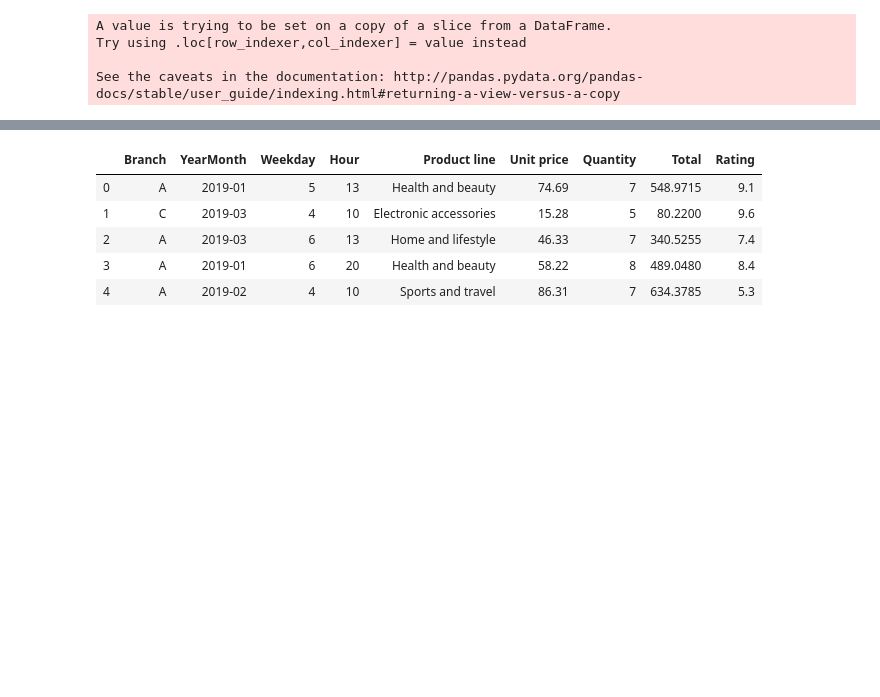
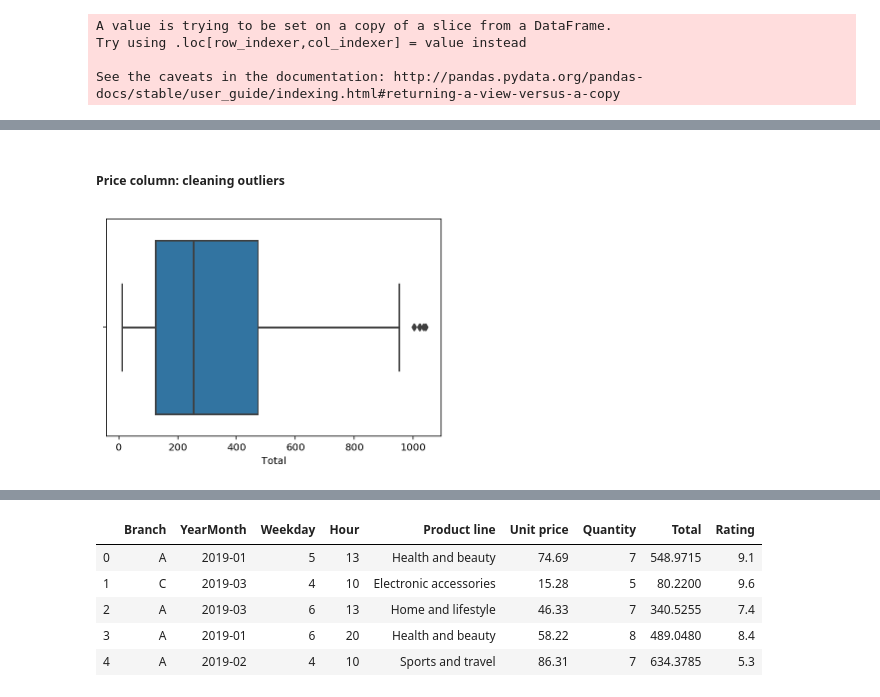
Before and after one commit to Mariehllrd/EDA-supermarket-sales, a Jupyter notebook: Data Cleaning.ipynb, the cells around one changed output, grey strips where cells are left out. Drawn from its saved outputs; the diff is of its cells as text; code cells hidden in the pictures; blank space fills up the shorter version.

```diff
--- a/Data Cleaning.ipynb
+++ b/Data Cleaning.ipynb
@@ -161,0 +193,7 @@ retail.head()
+# %% [markdown]
+##### Price column: cleaning outliers
+# %%
+sns.boxplot(x = retail['Total'])
+plt.show()
+# %% [output]
+[figure, added]
```
Also changed, not shown: parts of 9 cells of this notebook, 2 other files.
